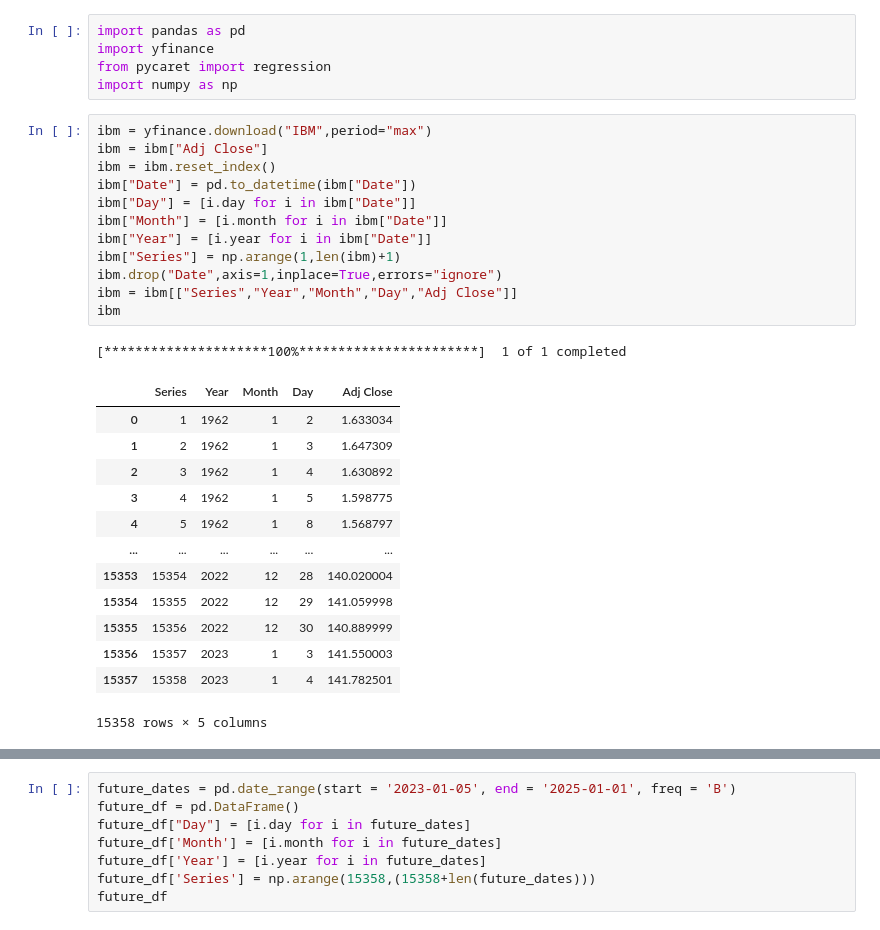
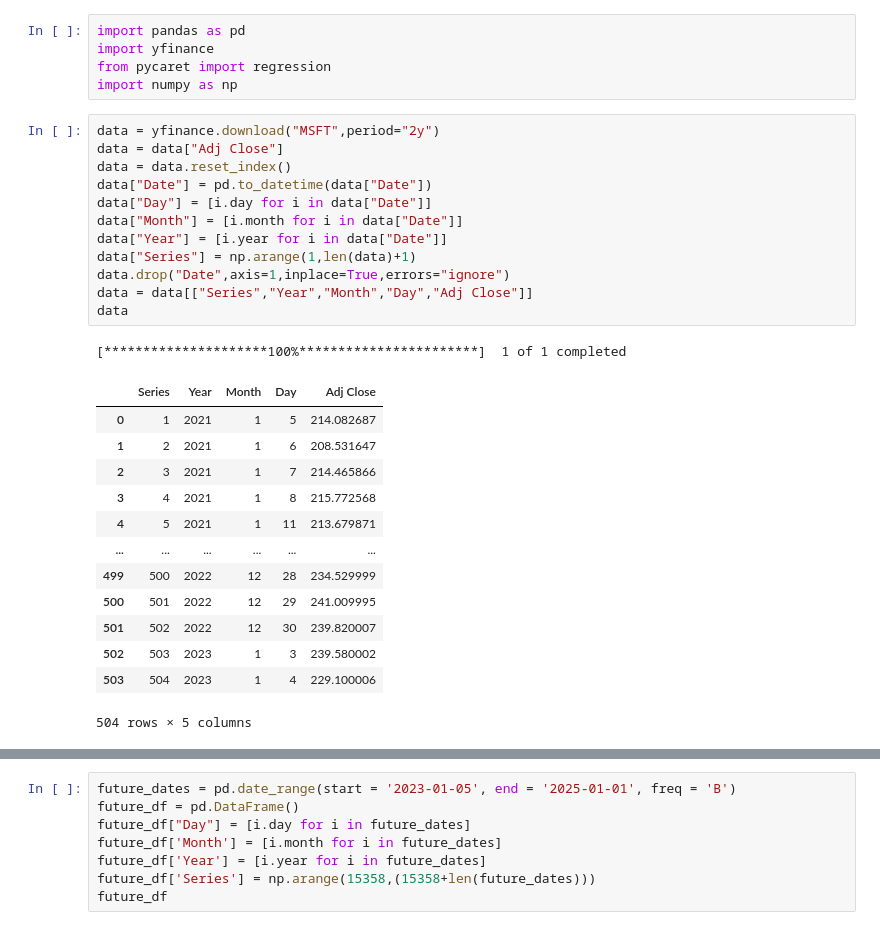
Before and after one commit to sedat01/time-series, a Jupyter notebook: train_model.ipynb, the cells around one changed output, grey strips where cells are left out. Drawn from its saved outputs; the diff is of its cells as text.

```diff
--- a/train_model.ipynb
+++ b/train_model.ipynb
@@ -4,30 +4,30 @@ import yfinance
 from pycaret import regression
 import numpy as np
 # %%
-ibm = yfinance.download("IBM",period="max")
-ibm = ibm["Adj Close"]
-ibm = ibm.reset_index()
-ibm["Date"] = pd.to_datetime(ibm["Date"])
-ibm["Day"] = [i.day for i in ibm["Date"]]
-ibm["Month"] = [i.month for i in ibm["Date"]]
-ibm["Year"] = [i.year for i in ibm["Date"]]
-ibm["Series"] = np.arange(1,len(ibm)+1)
-ibm.drop("Date",axis=1,inplace=True,errors="ignore")
-ibm = ibm[["Series","Year","Month","Day","Adj Close"]]
-ibm
+data = yfinance.download("MSFT",period="2y")
+data = data["Adj Close"]
+data = data.reset_index()
+data["Date"] = pd.to_datetime(data["Date"])
+data["Day"] = [i.day for i in data["Date"]]
+data["Month"] = [i.month for i in data["Date"]]
+data["Year"] = [i.year for i in data["Date"]]
+data["Series"] = np.arange(1,len(data)+1)
+data.drop("Date",axis=1,inplace=True,errors="ignore")
+data = data[["Series","Year","Month","Day","Adj Close"]]
+data
 # %% [output]
 [*********************100%***********************]  1 of 1 completed
 |  | Series | Year | Month | Day | Adj Close |
-| 0 | 1 | 1962 | 1 | 2 | 1.633034 |
-| 1 | 2 | 1962 | 1 | 3 | 1.647309 |
-| 2 | 3 | 1962 | 1 | 4 | 1.630892 |
-| 3 | 4 | 1962 | 1 | 5 | 1.598775 |
-| 4 | 5 | 1962 | 1 | 8 | 1.568797 |
+| 0 | 1 | 2021 | 1 | 5 | 214.082687 |
+| 1 | 2 | 2021 | 1 | 6 | 208.531647 |
+| 2 | 3 | 2021 | 1 | 7 | 214.465866 |
+| 3 | 4 | 2021 | 1 | 8 | 215.772568 |
+| 4 | 5 | 2021 | 1 | 11 | 213.679871 |
 | ... | ... | ... | ... | ... | ... |
-| 15353 | 15354 | 2022 | 12 | 28 | 140.020004 |
-| 15354 | 15355 | 2022 | 12 | 29 | 141.059998 |
-| 15355 | 15356 | 2022 | 12 | 30 | 140.889999 |
-| 15356 | 15357 | 2023 | 1 | 3 | 141.550003 |
-| 15357 | 15358 | 2023 | 1 | 4 | 141.782501 |
+| 499 | 500 | 2022 | 12 | 28 | 234.529999 |
+| 500 | 501 | 2022 | 12 | 29 | 241.009995 |
+| 501 | 502 | 2022 | 12 | 30 | 239.820007 |
+| 502 | 503 | 2023 | 1 | 3 | 239.580002 |
+| 503 | 504 | 2023 | 1 | 4 | 229.100006 |
-15358 rows × 5 columns
+504 rows × 5 columns
 # %%
```
Also changed, not shown: parts of 11 cells of this notebook, 11 other files.
